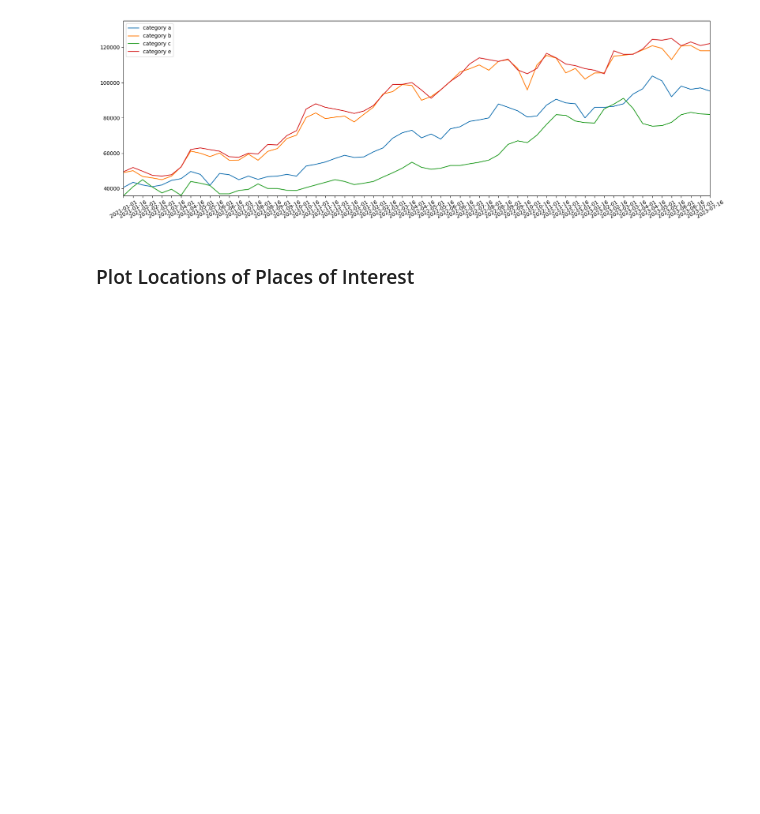
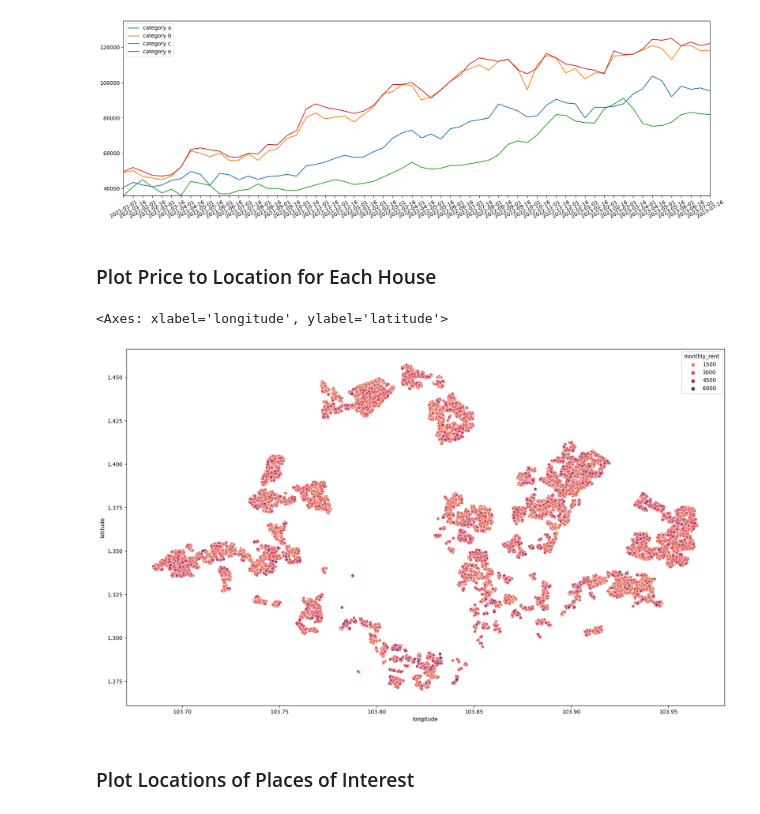
Before and after one commit to benhgm/cs5228_flat_rental, a Jupyter notebook: visualise.ipynb, the cells around one changed output. Cells and saved outputs as stored; diff of their text form; code cells hidden in the pictures; blank space fills up the shorter version.

Commit message:
update visualisation notebook

```diff
--- a/visualise.ipynb
+++ b/visualise.ipynb
@@ -78,6 +87,14 @@ plt.legend(['category a', 'category b', 'category c', 'category e'])
 # %% [output]
 <matplotlib.legend.Legend at 0x...>
 [figure]
+# %% [markdown]
+### Plot Price to Location for Each House
+# %%
+plt.figure(figsize=(20, 12))
+sns.scatterplot(dataset, x="longitude", y="latitude", hue="monthly_rent", palette="flare")
+# %% [output]
+<Axes: xlabel='longitude', ylabel='latitude'>
+[figure, added]
 # %% [markdown]
 ### Plot Locations of Places of Interest
 # %%
```
Also changed, not shown: parts of 2 cells of this notebook.
